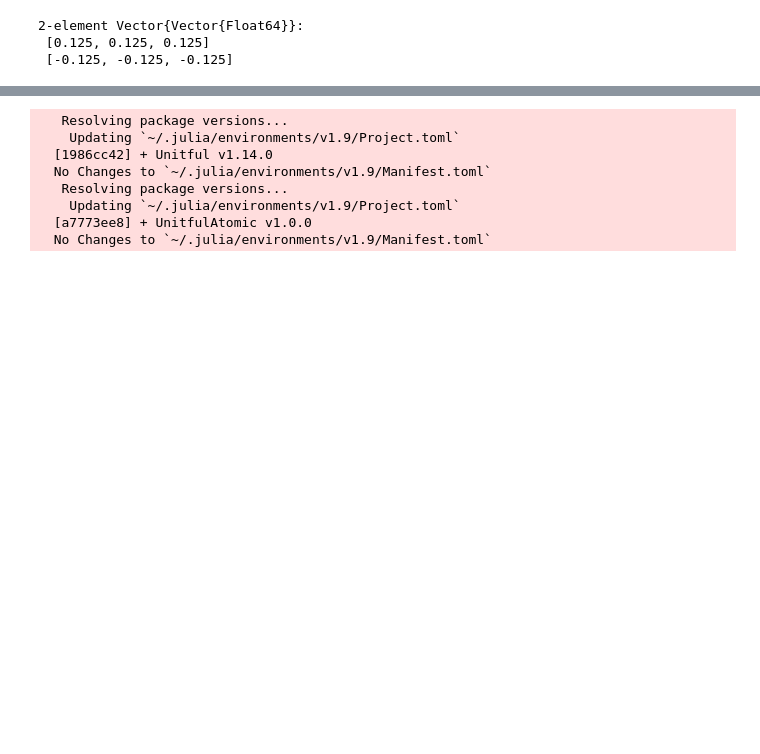
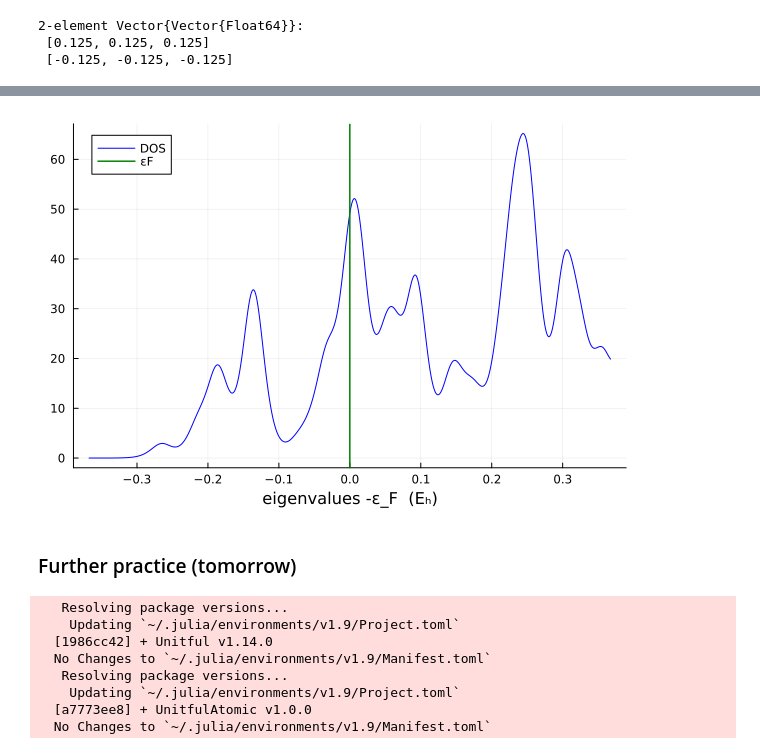
Before and after one commit to Leticia-maria/Introduction.jl, a Jupyter notebook: Classes/dayfive.ipynb, the cells around one changed output, grey strips where cells are left out. Cells and saved outputs as stored; diff of their text form; code cells hidden in the pictures; blank space fills up the shorter version.

```diff
--- a/Classes/dayfive.ipynb
+++ b/Classes/dayfive.ipynb
@@ -84,0 +154,3 @@ Model(lda_x+lda_c_pw, 3D):
+# %%
+model = model_DFT(lattice, atoms, positions, [:gga_x_pbe, :gga_c_pbe];
+                  temperature, smearing)
@@ -84,0 +175,2 @@ Model(lda_x+lda_c_pw, 3D):
+# %%
+kgrid = kgrid_from_minimal_spacing(lattice, kspacing)
@@ -84,0 +182,2 @@ Model(lda_x+lda_c_pw, 3D):
+# %%
+basis = PlaneWaveBasis(model; Ecut, kgrid);
@@ -84,0 +186,2 @@ Model(lda_x+lda_c_pw, 3D):
+# %%
+scfrese = self_consistent_field(basis)
@@ -85,3 +229,9 @@ Model(lda_x+lda_c_pw, 3D):
+# %%
+plot_dos(scfrese)
+# %% [output]
+[figure, added]
+# %% [markdown]
+### Further practice (tomorrow)
 # %%
 Pkg.add("Unitful")
 Pkg.add("UnitfulAtomic")
```
Also changed, not shown: parts of 17 cells of this notebook.
